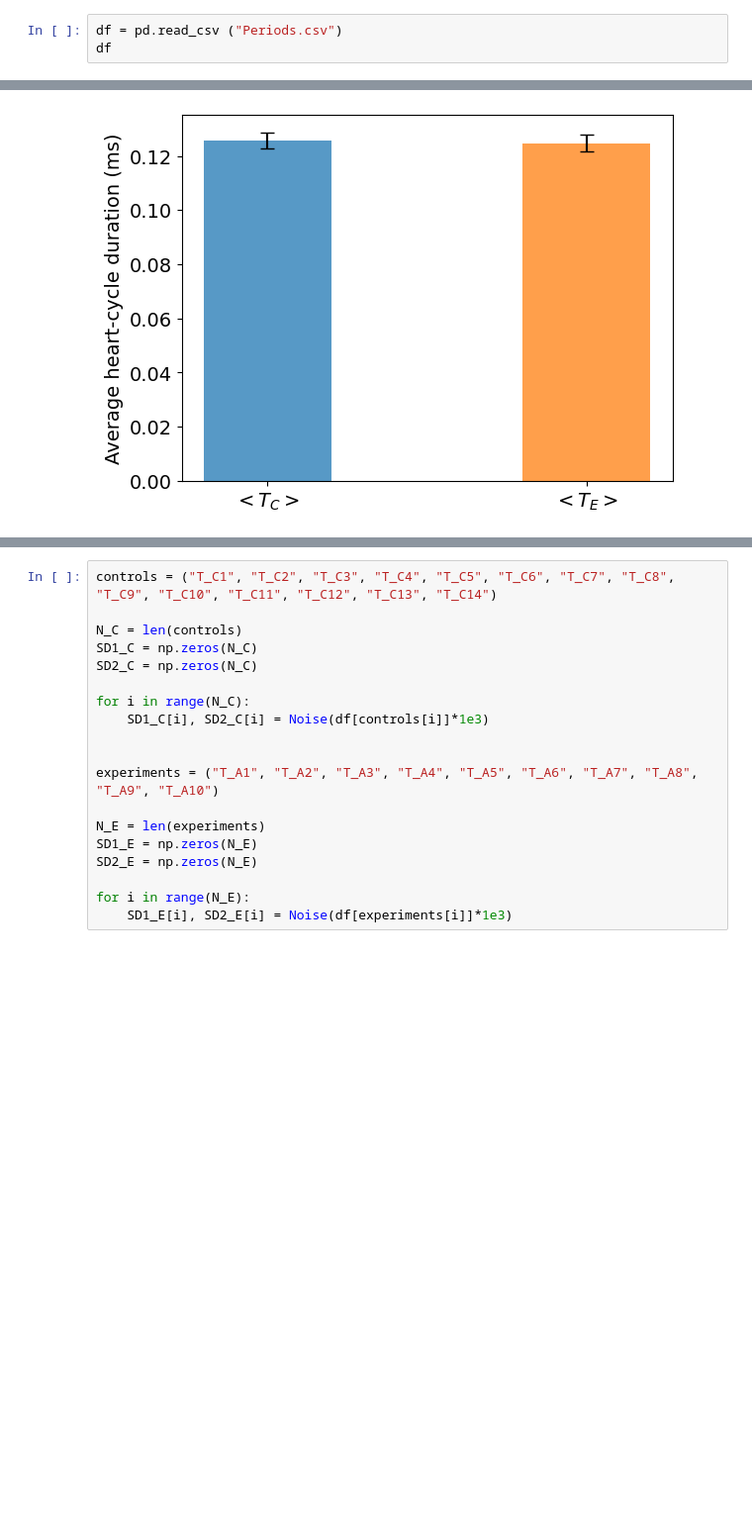
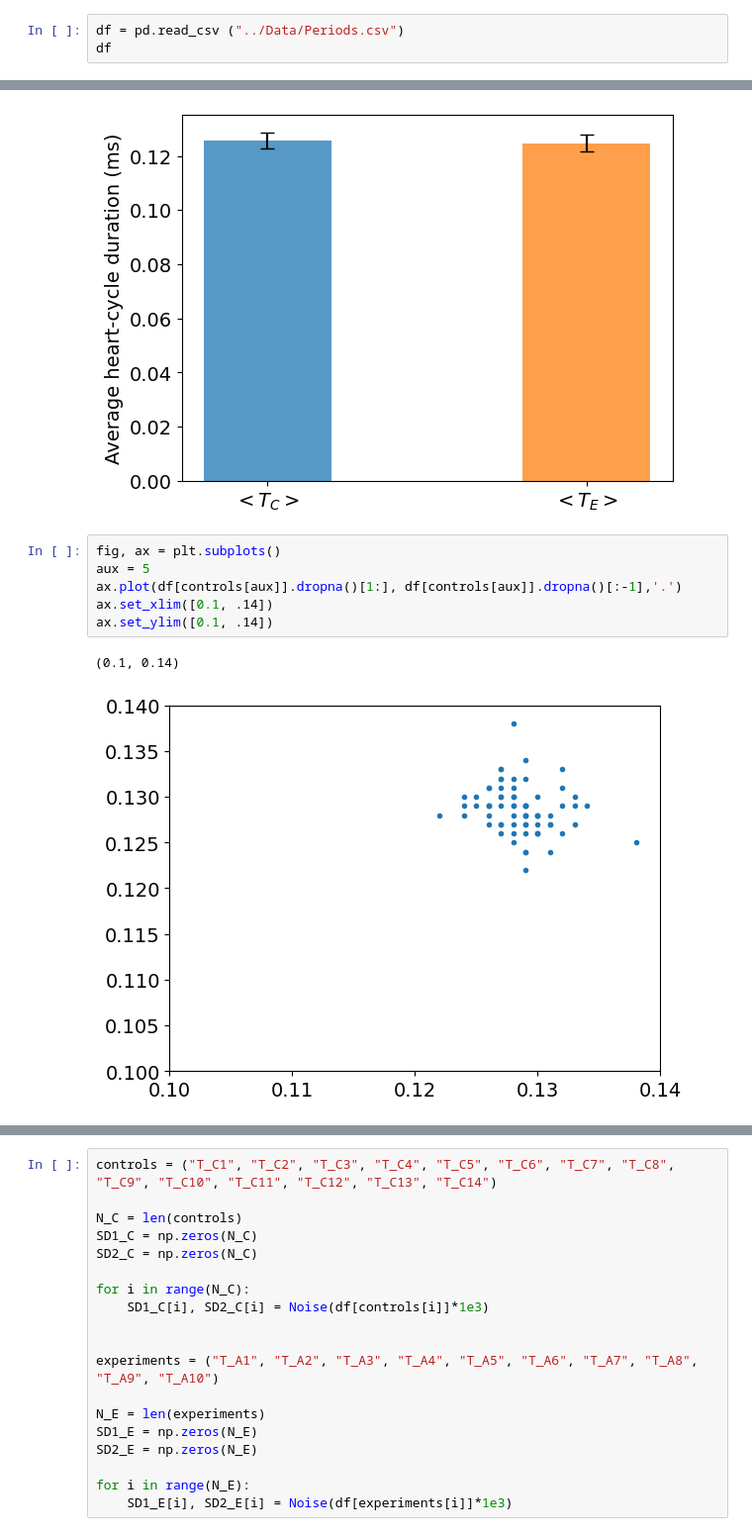
Before and after one commit to moises-santillan/HeartVariability, a Jupyter notebook: Code/HeartVariability.ipynb, the cells around one changed output, grey strips where cells are left out. Shown at 99% size. Drawn from its saved outputs; the diff is of its cells as text; blank space fills up the shorter version.

```diff
--- a/Code/HeartVariability.ipynb
+++ b/Code/HeartVariability.ipynb
@@ -55,7 +55,7 @@ plt.savefig("../Manuscript/PVLoops_B.pdf")
 # %% [output]
 [figure]
 # %%
-df = pd.read_csv ("Periods.csv")
+df = pd.read_csv ("../Data/Periods.csv")
 df
 # %% [output]
 |  | T_C1 | T_C2 | T_C3 | T_C4 | T_C5 | T_C6 | T_C7 | T_C8 | T_C9 | T_C10 | ... | ... |
@@ -116,3 +116,12 @@ props = {'connectionstyle':'bar','arrowstyle':'-', 'shrinkA':20,'shrinkB':20,'li
 plt.savefig("../Manuscript/Fig01_A.pdf")
 # %% [output]
 [figure]
+# %%
+fig, ax = plt.subplots()
+aux = 5
+ax.plot(df[controls[aux]].dropna()[1:], df[controls[aux]].dropna()[:-1],'.')
+ax.set_xlim([0.1, .14])
+ax.set_ylim([0.1, .14])
+# %% [output]
+(0.1, 0.14)
+[figure, added]
```
Also changed, not shown: parts of 4 cells of this notebook, 18 other files.
